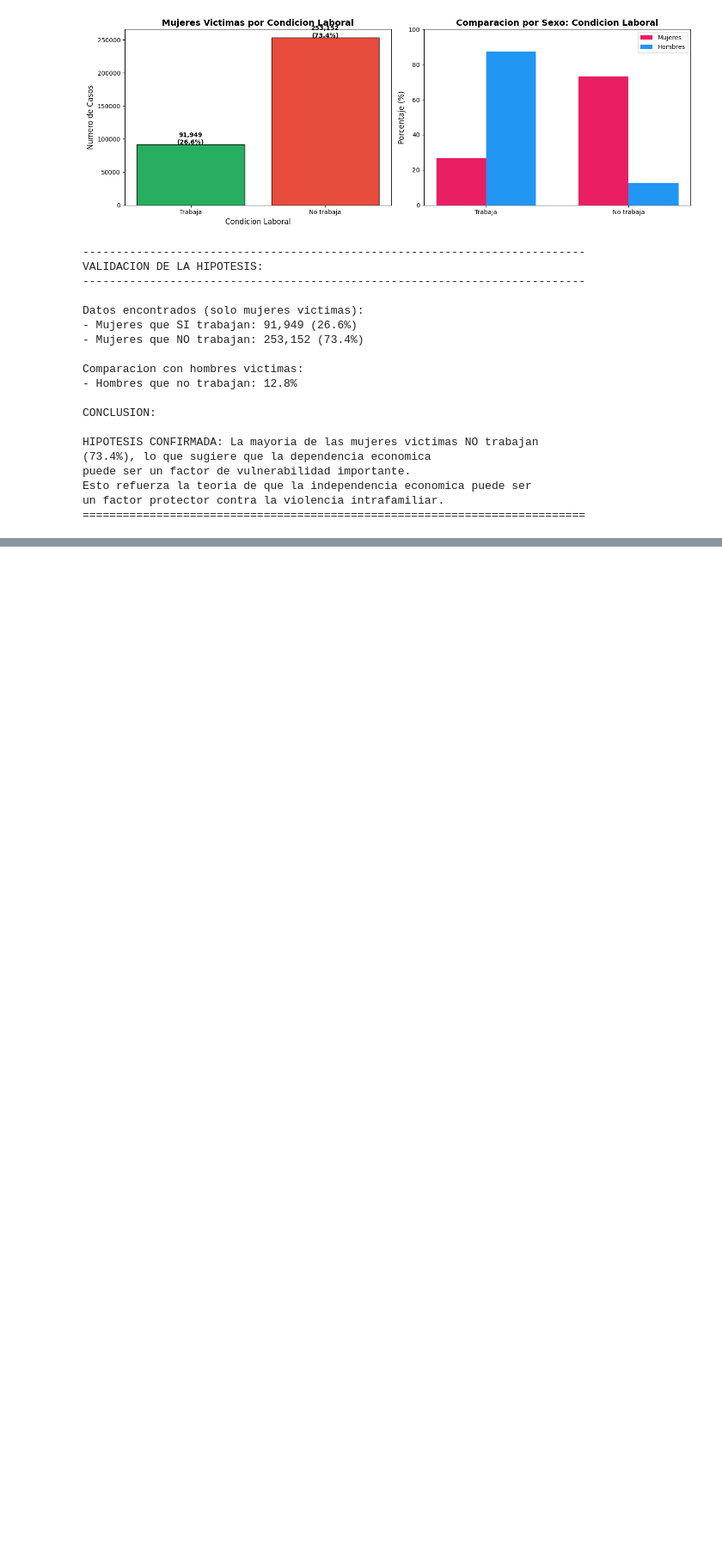
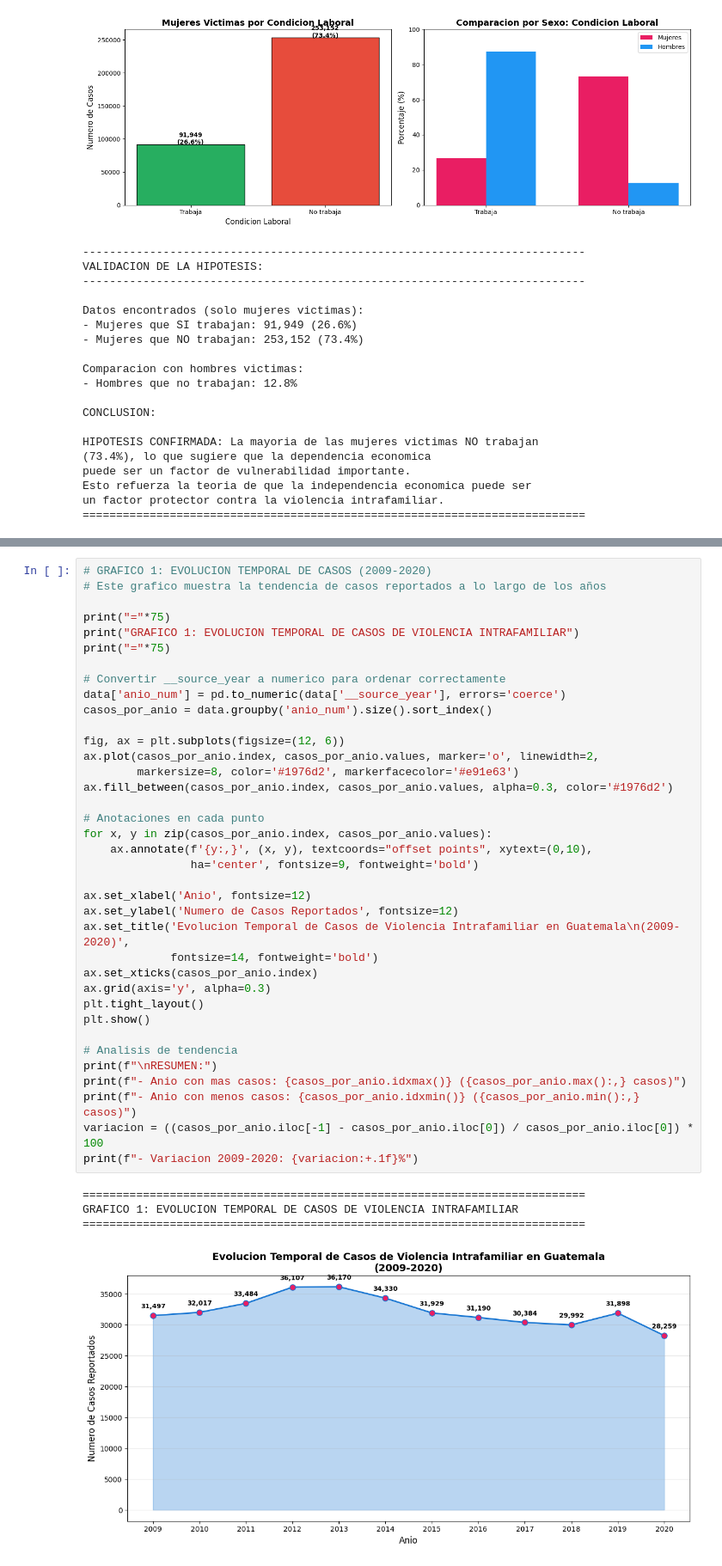
Before and after one commit to FerAHMz/proy1-md, a Jupyter notebook: data-analist-violencia-intrafamiliar/analisis_violenciaIntra.ipynb, the cells around one changed output, grey strips where cells are left out. Shown at 86% size. Drawn from its saved outputs; the diff is of its cells as text; blank space fills up the shorter version.

```diff
--- a/data-analist-violencia-intrafamiliar/analisis_violenciaIntra.ipynb
+++ b/data-analist-violencia-intrafamiliar/analisis_violenciaIntra.ipynb
@@ -1920,0 +1990,42 @@ un factor protector contra la violencia intrafamiliar.
+# %%
+# GRAFICO 1: EVOLUCION TEMPORAL DE CASOS (2009-2020)
+# Este grafico muestra la tendencia de casos reportados a lo largo de los años
+
+print("="*75)
+print("GRAFICO 1: EVOLUCION TEMPORAL DE CASOS DE VIOLENCIA INTRAFAMILIAR")
+print("="*75)
+
+# Convertir __source_year a numerico para ordenar correctamente
+data['anio_num'] = pd.to_numeric(data['__source_year'], errors='coerce')
+casos_por_anio = data.groupby('anio_num').size().sort_index()
+
+fig, ax = plt.subplots(figsize=(12, 6))
+ax.plot(casos_por_anio.index, casos_por_anio.values, marker='o', linewidth=2,
+        markersize=8, color='#1976d2', markerfacecolor='#e91e63')
+ax.fill_between(casos_por_anio.index, casos_por_anio.values, alpha=0.3, color='#1976d2')
+
+# Anotaciones en cada punto
+for x, y in zip(casos_por_anio.index, casos_por_anio.values):
+    ax.annotate(f'{y:,}', (x, y), textcoords="offset points", xytext=(0,10),
+                ha='center', fontsize=9, fontweight='bold')
+
+ax.set_xlabel('Anio', fontsize=12)
+ax.set_ylabel('Numero de Casos Reportados', fontsize=12)
+ax.set_title('Evolucion Temporal de Casos de Violencia Intrafamiliar en Guatemala\n(2009-2020)',
+             fontsize=14, fontweight='bold')
+ax.set_xticks(casos_por_anio.index)
+ax.grid(axis='y', alpha=0.3)
+plt.tight_layout()
+plt.show()
+
+# Analisis de tendencia
+print(f"\nRESUMEN:")
+print(f"- Anio con mas casos: {casos_por_anio.idxmax()} ({casos_por_anio.max():,} casos)")
+print(f"- Anio con menos casos: {casos_por_anio.idxmin()} ({casos_por_anio.min():,} casos)")
+variacion = ((casos_por_anio.iloc[-1] - casos_por_anio.iloc[0]) / casos_por_anio.iloc[0]) * 100
+print(f"- Variacion 2009-2020: {variacion:+.1f}%")
+# %% [output]
+===========================================================================
+GRAFICO 1: EVOLUCION TEMPORAL DE CASOS DE VIOLENCIA INTRAFAMILIAR
+===========================================================================
+[figure, added]
```
Also changed, not shown: parts of 19 cells of this notebook.
